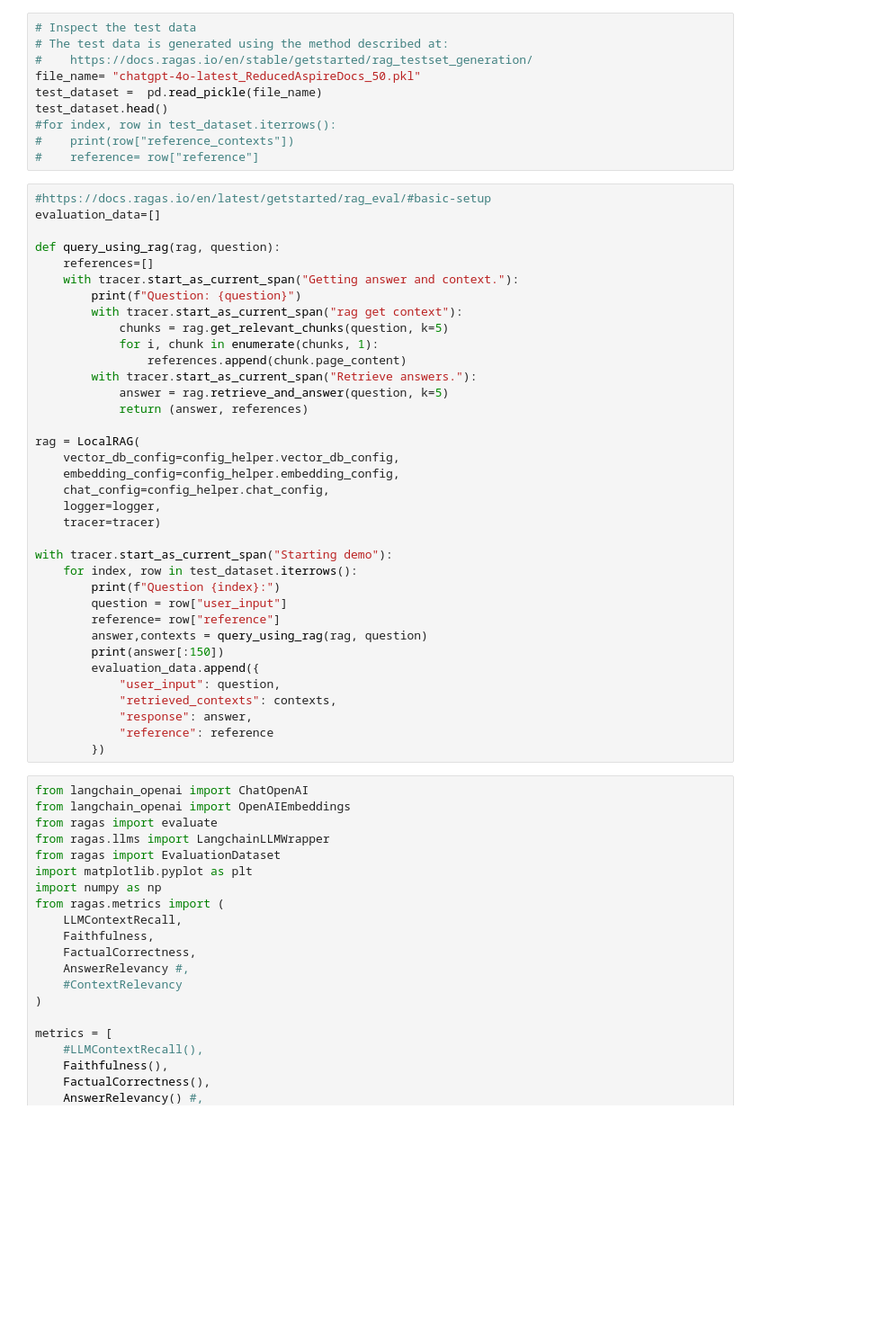
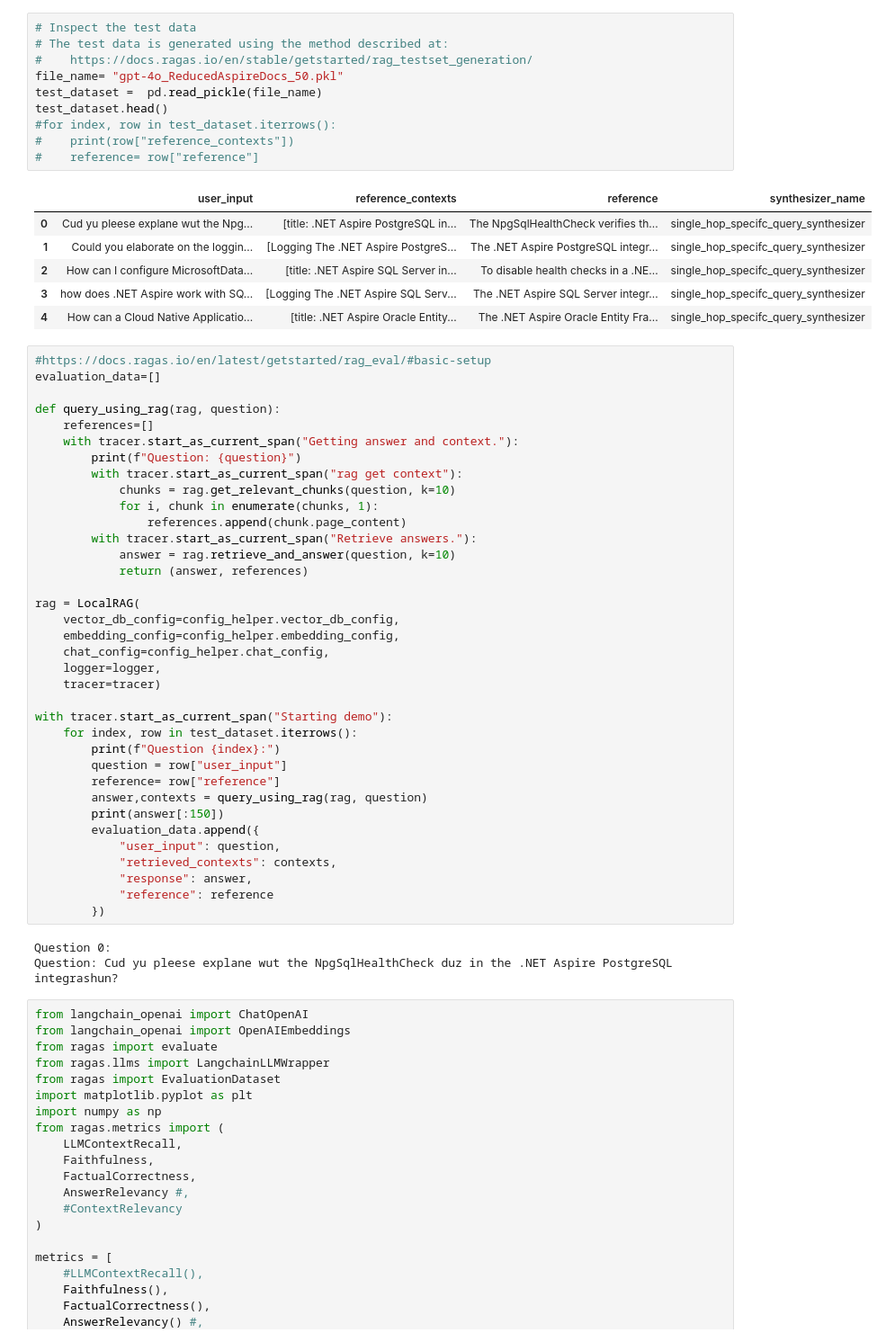
Before and after one commit to syamaner/moonbeans, a Jupyter notebook: src/AspireRagDemo.AppHost/Jupyter/Notebooks/evaluation.ipynb, the cells around one changed output. Shown at 90% size. Drawn from its saved outputs; the diff is of its cells as text; blank space fills up the shorter version.

```diff
--- a/src/AspireRagDemo.AppHost/Jupyter/Notebooks/evaluation.ipynb
+++ b/src/AspireRagDemo.AppHost/Jupyter/Notebooks/evaluation.ipynb
@@ -24,13 +26,20 @@ config_helper = ConfigHelper(False)
 # %%
 # Inspect the test data
 # The test data is generated using the method described at:
 #    https://docs.ragas.io/en/stable/getstarted/rag_testset_generation/
-file_name= "chatgpt-4o-latest_ReducedAspireDocs_50.pkl"
+file_name= "gpt-4o_ReducedAspireDocs_50.pkl"
 test_dataset =  pd.read_pickle(file_name)
 test_dataset.head()
 #for index, row in test_dataset.iterrows():
 #    print(row["reference_contexts"])
 #    reference= row["reference"]
+# %% [output]
+|  | user_input | reference_contexts | reference | synthesizer_name |
+| 0 | Cud yu pleese explane wut the Npg... | [title: .NET Aspire PostgreSQL in... | The NpgSqlHealthCheck verifies th... | single_hop_specifc_query_synthesizer |
+| 1 | Could you elaborate on the loggin... | [Logging The .NET Aspire PostgreS... | The .NET Aspire PostgreSQL integr... | single_hop_specifc_query_synthesizer |
+| 2 | How can I configure MicrosoftData... | [title: .NET Aspire SQL Server in... | To disable health checks in a .NE... | single_hop_specifc_query_synthesizer |
+| 3 | how does .NET Aspire work with SQ... | [Logging The .NET Aspire SQL Serv... | The .NET Aspire SQL Server integr... | single_hop_specifc_query_synthesizer |
+| 4 | How can a Cloud Native Applicatio... | [title: .NET Aspire Oracle Entity... | The .NET Aspire Oracle Entity Fra... | single_hop_specifc_query_synthesizer |
 # %%
 #https://docs.ragas.io/en/latest/getstarted/rag_eval/#basic-setup
 evaluation_data=[]
@@ -40,11 +49,11 @@ def query_using_rag(rag, question):
     with tracer.start_as_current_span("Getting answer and context."):
         print(f"Question: {question}")
         with tracer.start_as_current_span("rag get context"):
-            chunks = rag.get_relevant_chunks(question, k=5)
+            chunks = rag.get_relevant_chunks(question, k=10)
             for i, chunk in enumerate(chunks, 1):
                 references.append(chunk.page_content)
         with tracer.start_as_current_span("Retrieve answers."):
-            answer = rag.retrieve_and_answer(question, k=5)
+            answer = rag.retrieve_and_answer(question, k=10)
             return (answer, references)
 
 rag = LocalRAG(
@@ -67,6 +76,9 @@ with tracer.start_as_current_span("Starting demo"):
             "response": answer,
             "reference": reference
         })
+# %% [output]
+Question 0:
+Question: Cud yu pleese explane wut the NpgSqlHealthCheck duz in the .NET Aspire PostgreSQL integrashun?
 # %%
 from langchain_openai import ChatOpenAI
 from langchain_openai import OpenAIEmbeddings
```
Also changed, not shown: parts of 1 cell of this notebook, 10 other files.
